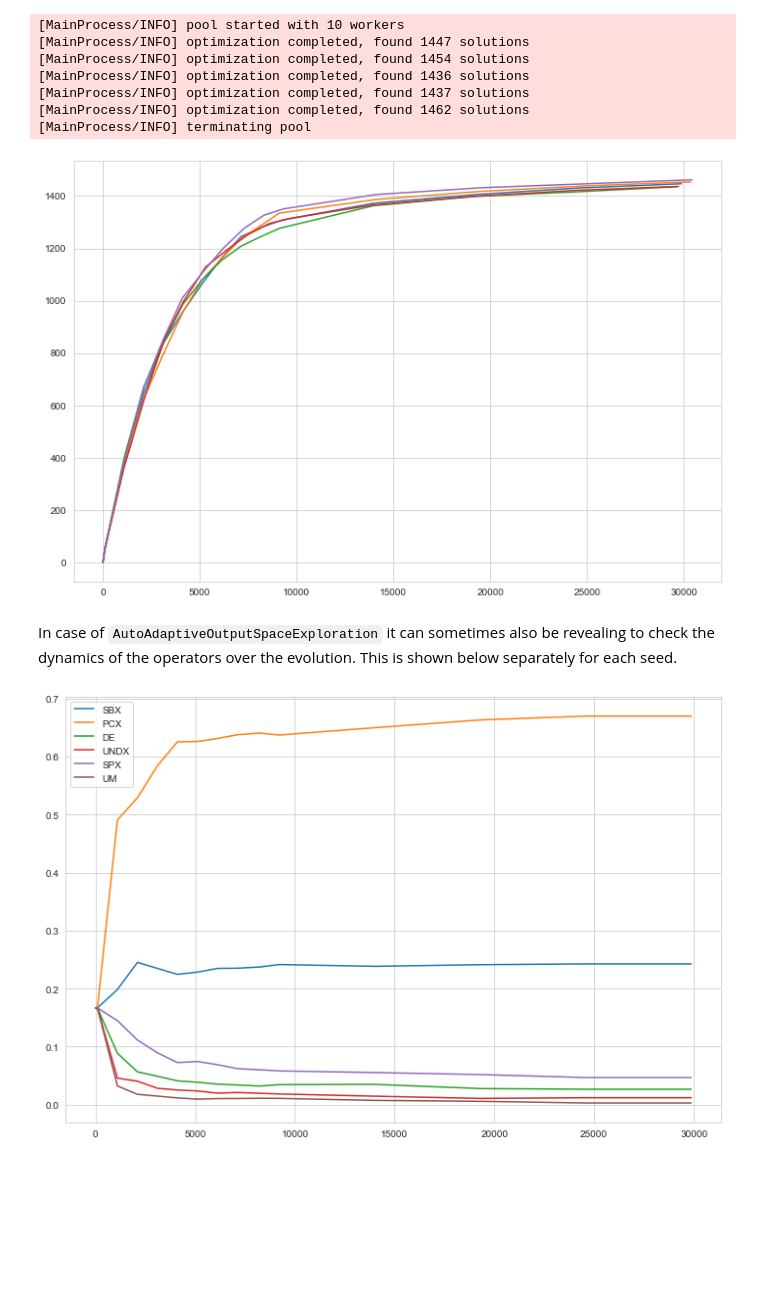
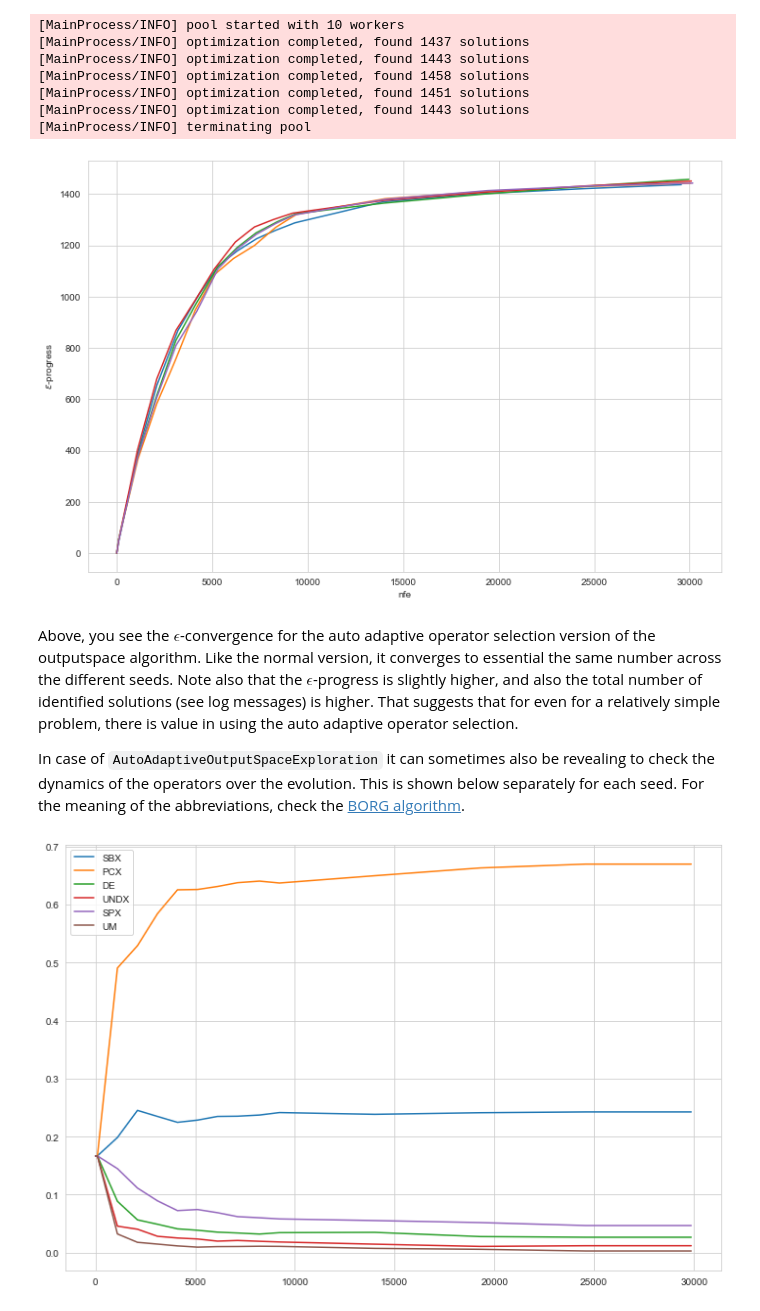
Before and after one commit to quaquel/EMAworkbench, a Jupyter notebook: ema_workbench/examples/outputspace_exploration_lakeproblem.ipynb, the cells around one changed output. Cells and saved outputs as stored; diff of their text form; code cells hidden in the pictures; blank space fills up the shorter version.

Commit message:
updated notebook, algorithm and test code

```diff
--- a/ema_workbench/examples/outputspace_exploration_lakeproblem.ipynb
+++ b/ema_workbench/examples/outputspace_exploration_lakeproblem.ipynb
@@ -59,10 +60,14 @@ The difference between `OutputSpaceExploration` and `AutoAdaptiveOutputSpaceExpl
 # %%
 from ema_workbench.em_framework.optimization import EpsilonProgress
+
+# generate some default policy
+reference = Policy('nopolicy', **{l.name:0.02 for l in lake_model.levers})
+n_seeds = 5
 
 convergences = []
 
 with MultiprocessingEvaluator(lake_model) as evaluator:
-    for _ in range(5):
+    for _ in range(n_seeds):
         convergence_metrics = [
             EpsilonProgress(),
         ]
@@ -127,22 +140,27 @@ with MultiprocessingEvaluator(lake_model) as evaluator:
         convergences.append(convergence)
 # %% [output]
 [MainProcess/INFO] pool started with 10 workers
-[MainProcess/INFO] optimization completed, found 1447 solutions
-[MainProcess/INFO] optimization completed, found 1454 solutions
-[MainProcess/INFO] optimization completed, found 1436 solutions
 [MainProcess/INFO] optimization completed, found 1437 solutions
-[MainProcess/INFO] optimization completed, found 1462 solutions
+[MainProcess/INFO] optimization completed, found 1443 solutions
+[MainProcess/INFO] optimization completed, found 1458 solutions
+[MainProcess/INFO] optimization completed, found 1451 solutions
+[MainProcess/INFO] optimization completed, found 1443 solutions
 [MainProcess/INFO] terminating pool
 # %%
 sns.set_style('whitegrid')
 fig, ax = plt.subplots()
 for convergence in convergences:
     ax.plot(convergence.nfe, convergence.epsilon_progress)
+
+ax.set_xlabel("nfe")
+ax.set_ylabel("$\epsilon$-progress")
 plt.show()
 # %% [output]
-[figure, old version]
+[figure, new version]
-# %% [markdown]
-In case of `AutoAdaptiveOutputSpaceExploration` it can sometimes also be revealing to check the dynamics of the operators over the evolution. This is shown below separately for each seed.
+# %% [markdown]
+Above, you see the $\epsilon$-convergence for the auto adaptive operator selection version of the outputspace algorithm. Like the normal version, it converges to essential the same number across the different seeds. Note also that the $\epsilon$-progress is slightly higher, and also the total number of identified solutions (see log messages) is higher. That suggests that for even for a relatively simple problem, there is value in using the auto adaptive operator selection.
+
+In case of `AutoAdaptiveOutputSpaceExploration` it can sometimes also be revealing to check the dynamics of the operators over the evolution. This is shown below separately for each seed. For the meaning of the abbreviations, check the [BORG algorithm](https://citeseerx.ist.psu.edu/viewdoc/download?doi=10.1.1.469.9675&rep=rep1&type=pdf).
 # %%
 for convergence in convergences:
     fig, ax = plt.subplots()
```
Also changed, not shown: parts of 11 cells of this notebook, 3 other files.
